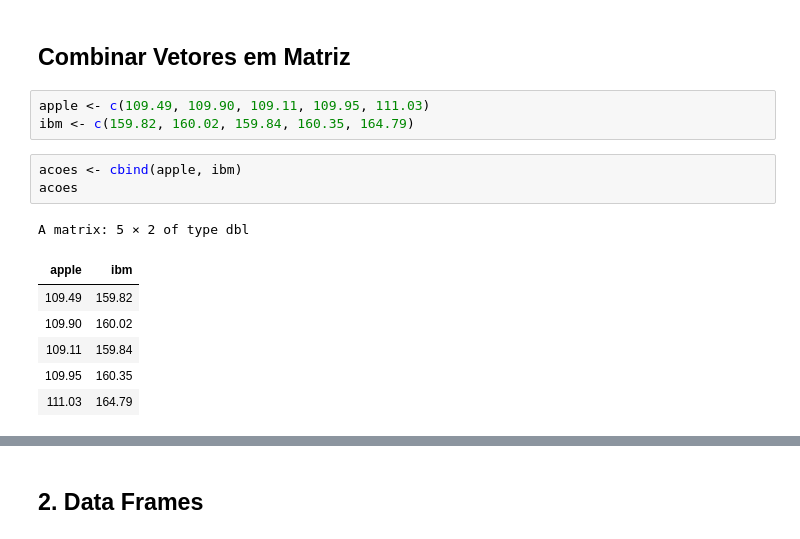
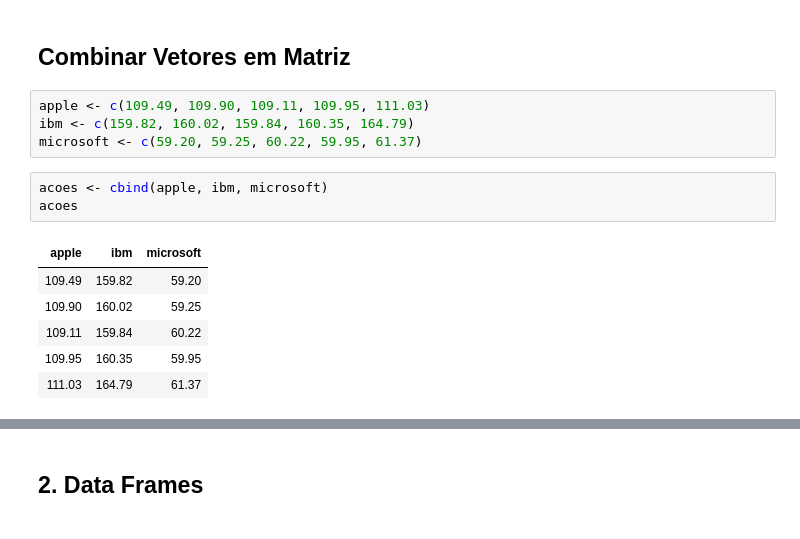
Before and after one commit to robson-cruz/Introducao_Analise_Dados_R, a Jupyter notebook: Modulo_1_Introducao_Linguagem_R_Aula_3.ipynb, the cells around one changed output, grey strips where cells are left out. Cells and saved outputs as stored; diff of their text form.

```diff
--- a/Modulo_1_Introducao_Linguagem_R_Aula_3.ipynb
+++ b/Modulo_1_Introducao_Linguagem_R_Aula_3.ipynb
@@ -45,17 +45,17 @@ A matrix: 3 × 3 of type int
 # %%
 apple <- c(109.49, 109.90, 109.11, 109.95, 111.03)
 ibm <- c(159.82, 160.02, 159.84, 160.35, 164.79)
+microsoft <- c(59.20, 59.25, 60.22, 59.95, 61.37)
 # %%
-acoes <- cbind(apple, ibm)
+acoes <- cbind(apple, ibm, microsoft)
 acoes
 # %% [output]
-A matrix: 5 × 2 of type dbl
-| apple | ibm |
-| 109.49 | 159.82 |
-| 109.90 | 160.02 |
-| 109.11 | 159.84 |
-| 109.95 | 160.35 |
-| 111.03 | 164.79 |
+| apple | ibm | microsoft |
+| 109.49 | 159.82 | 59.20 |
+| 109.90 | 160.02 | 59.25 |
+| 109.11 | 159.84 | 60.22 |
+| 109.95 | 160.35 | 59.95 |
+| 111.03 | 164.79 | 61.37 |
 # %%
 acoes <- rbind(apple, ibm)
 acoes
```
Also changed, not shown: parts of 18 cells of this notebook.
